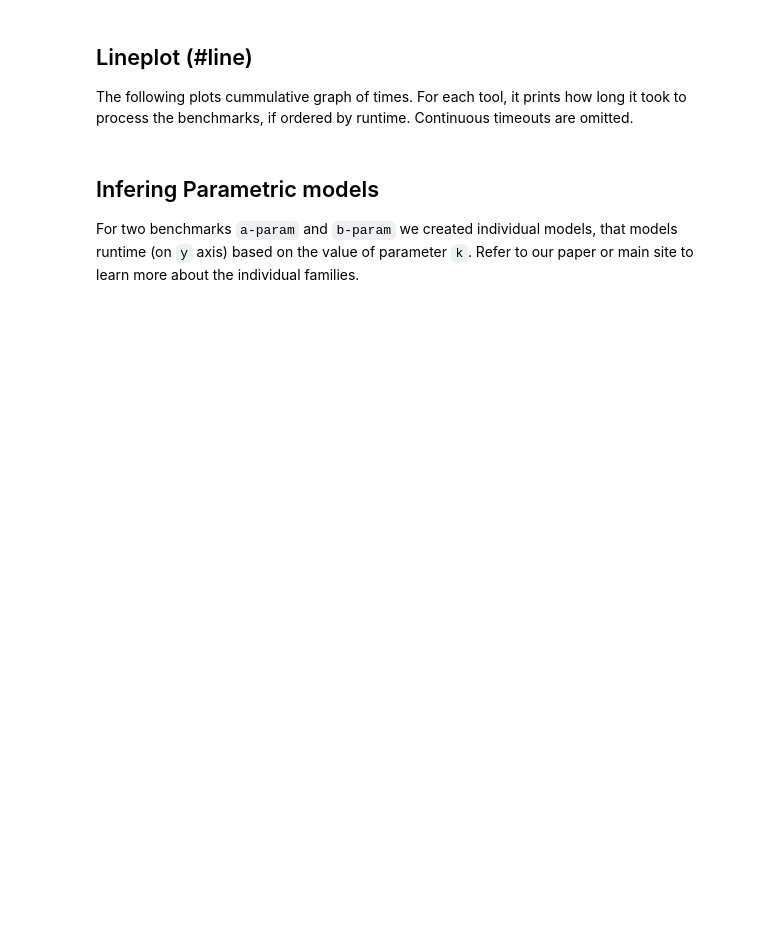
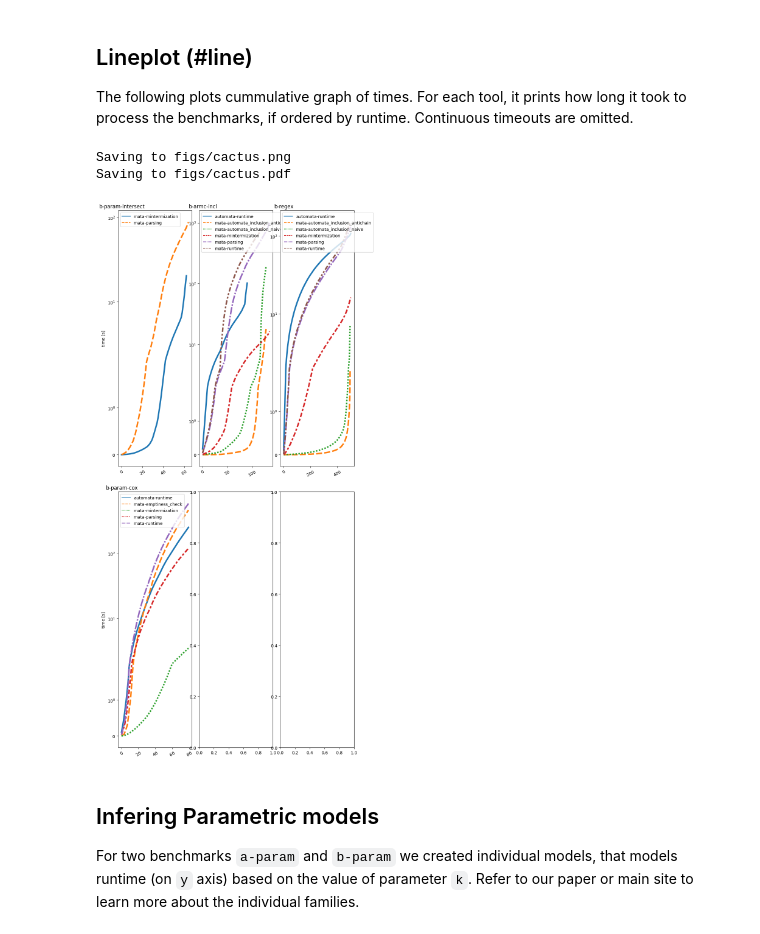
Before and after one commit to VeriFIT/mata-comparison-results, a Jupyter notebook: ExperimentalEvaluation.ipynb, the cells around one changed output. Cells and saved outputs as stored; diff of their text form; code cells hidden in the pictures; blank space fills up the shorter version.

Commit message:
update experimental evaluation

````diff
--- a/ExperimentalEvaluation.ipynb
+++ b/ExperimentalEvaluation.ipynb
@@ -120,7 +118,10 @@ Helper scripts for conversion of source files to `pandas.DataFrame` format.
 # %%
 def to_pandas(src: str, timeout=60) -> pandas.DataFrame:
     """Converts @p src to pandas dataframe"""
-    df = pandas.read_csv(src, delimiter=';')
+    try:
+        df = pandas.read_csv(src, delimiter=';')
+    except pandas.errors.EmptyDataError:
+        return pandas.DataFrame()
     columns = [
         col for col in df.columns
         if (col == 'name' or not col.endswith('result')) # Add some other conditions
@@ -155,7 +156,7 @@ List of benchmarks. Each tripplet consists of (1) benchmark name, (2) timeout, (
 
 Comment out benchmarks that you wish to exclude or include your own files.
 # %%
-for file in [f for f in os.listdir('.') if f.endswith('.csv')]:
+for file in [f for f in os.listdir('data') if f.endswith('.csv')]:
     timeout = re.search("timeout-(\w+)", file).group(1)
     tag = "".join(a.capitalize() for a in itertools.takewhile(lambda x: not x[0].isdigit(), file.split('-')))
-    print(f"    ('{tag}', {timeout}, '{file}'), ")
+    print(f"    ('{tag}', {timeout}, os.path.join('data', '{file}')), ")
@@ -162,6 +169,10 @@ for file in [f for f in os.listdir('.') if f.endswith('.csv')]:
 # %%
 benchmarks = [
-    ('BenchDoubleAutomataInclusion', 60, 'bench-double-automata-inclusion-2023-09-01-14-32-41-timeout-60-jobs-6.csv'),
+    ('BenchDoubleAutomataInclusion', 60, os.path.join('data', 'bench-double-automata-inclusion-2023-09-06-16-46-35-timeout-60-jobs-6_first-experiments.csv')),
+    ('BenchDoubleBoolCombCox', 60, os.path.join('data', 'bench-double-bool-comb-cox-2023-09-06-16-51-40-timeout-60-jobs-6_first-experiments.csv')),
+    ('BenchDoubleBoolCombCox', 60, os.path.join('data', 'bench-double-bool-comb-cox-2023-09-06-16-51-41-timeout-60-jobs-6_first-experiments.csv')),
+    ('BenchQuintupleEmailFilter', 60, os.path.join('data', 'bench-quintuple-email-filter-2023-09-06-16-54-18-timeout-60-jobs-6_first-experiments.csv')),
+    ('BenchVariadicBoolCombIntersect', 60, os.path.join('data', 'bench-variadic-bool-comb-intersect-2023-09-06-16-55-50-timeout-60-jobs-6_first-experiments.csv')),
 ]
 # %% [markdown]
 ## Input dataframe (#dataframe)
@@ -201,6 +212,10 @@ cols = 2
 ```
 # %%
 cols = 3
+engine = 'text' # change to 'latex_raw' to output different
+ext = 'tex' if engine == 'latex_raw' else 'txt'
+sep = " & " if engine == 'latex_raw' else '|'
+
 def count_short_stats(series):
     """For @p series counts either tripple (mean, median, timeouts) or (mean, timeouts)"""
     global cols
@@ -216,22 +231,16 @@ def count_short_stats(series):
     else:
         return (round(np.nanmean(vals), 1), len([s for s in series if str(s).startswith('TO')]))
 
-def is_win(c):
-    """Highlights @p c if it is good value"""
-    if is_real(c) and float(c) < 10:
-        return '{{{0}}}'.format(c)
-    else:
-        return str(c)
+def to_multicol(value, size=cols):
+    return f'\\multicolumn{{{size}}}{{c|}}{{{value}}}' if engine == 'latex_raw' else value
+
 def to_cell(stats, n):
     """Transforms @p n -th statistic stored in @p stats into a cell"""
     cell = stats.get(n, '-')
     if cell == '-' or (np.isnan(cell[0]) and (cell[-1] == 0 or cell[-1] == '0')):
-        return '\\multicolumn{{{0}}}{{c|}}{{-}}'.format(cols)
+        return to_multicol('-')
     else:
-        if cols == 3:
-            return f"{is_win(cell[0])} & {is_win(cell[1])} & {is_win(cell[2])}"
-        else:
-            return f"{is_win(cell[0])} & {is_win(cell[1])}"
+        return sep.join(str(c) for c in cell[:cols])
 
 # Groups dataframes by benchmarks, and computs shorts stats for each benchmark and tool.
 grp_df = overall_df.copy()
@@ -240,7 +249,7 @@ grp_df = grp_df[[c for c in grp_df.columns if c != 'name']]
 b_param = 'b-param'
 benchmark_names = sorted(list(set(grp_df['benchmark'])))
 benchmark_names = [b for b in benchmark_names if b != b_param] + ([b_param] if b_param in benchmark_names else [])
-headers = ['tool'] + ["\\multicolumn{{{1}}}{{c}}{{{0}}}".format(b, cols) for b in benchmark_names]
+headers = ['tool'] + [to_multicol(b) for b in benchmark_names]
 data = []
 
 grp_items = grp_df.groupby('benchmark').agg(count_short_stats).items()
@@ -257,6 +266,6 @@ dheaders = ['tool'] + headers[1:]
 ddata = [[d[0]] + d[1:] for d in data]
 with open(os.path.join('figs', 'stats.html'), 'w') as stats_handle:
     stats_handle.write(tabulate.tabulate(ddata, headers=dheaders, tablefmt='html'))
-with open(os.path.join('figs', f'stats{"-mean-only" if cols == 2 else ""}.tex'), 'w') as stats_handle:
-    stats_handle.write("\n".join(tabulate.tabulate(ddata, headers=dheaders, tablefmt='latex_raw').split("\n")[2:-1]))
+with open(os.path.join('figs', f'stats{"-mean-only" if cols == 2 else ""}.{ext}'), 'w') as stats_handle:
+    stats_handle.write("\n".join(tabulate.tabulate(ddata, headers=dheaders, tablefmt=engine).split("\n")[2:-1]))
 print(tabulate.tabulate(ddata, headers=dheaders))
@@ -283,7 +303,7 @@ y_dim = min(item_no, 3)
 fig, ax = plt.subplots(x_dim, y_dim, figsize=(x_dim*5, y_dim*6))
 plt.subplots_adjust(top = 0.99, bottom=0.01, hspace=0.1, wspace=0.1)
 bench_list = [
-    'b-hand-made', 'b-armc-incl', 'b-regex', 'b-smt'                        # BRE Benchmarks
+    'b-param-intersect', 'b-armc-incl', 'b-regex', 'b-param-cox'                        # BRE Benchmarks
 ]
 
 for key, pdf in plottable_map_per_grp.items():
@@ -302,33 +322,37 @@ for key, pdf in plottable_map_per_grp.items():
         # Preprocesses the data to cumulative suns. Filters out those that did not solve
         # at least 20% of benchmarks in given groups
         for _, row in data.iterrows():
             sums[row['tool']].append(row['duration'])
         vdata = {}
         for k in sorted(sums.keys()):
             v = sums[k]
             values = list(sum_generator(sorted(v), timeout))
             val_len = len(values)
             to_len = len([a for a in values if a == None])
             if (val_len - to_len) / val_len > BEST_RATE:
                 vdata[k] = values
 
         # Plot is in logarithmic scale
         g = seaborn.lineplot(
             vdata, linewidth=3.5, ax=ax[i // 3, i % 3] if item_no > 1 else ax
         )
         g.set(yscale="symlog")
         g.set_xticklabels(g.get_xticklabels(), rotation=30)
         g.set_title(f"{grp_name}", x=0.05)
         if i % 3 == 0:
             g.set_ylabel("time [s]")
         if i // 3 == 2:
             g.set_xlabel("benchmark")
         seaborn.move_legend(g, "upper left", bbox_to_anchor=(0., 1), frameon=True)
         i += 1
 
 # Saves figures into `figs/` directory
 save_figure(f"cactus")
 save_figure(f"cactus", ext=".pdf")
+# %% [output]
+Saving to figs/cactus.png
+Saving to figs/cactus.pdf
+[figure, added]
 # %% [markdown]
 ## Infering Parametric models
 
````
Also changed, not shown: parts of 7 cells of this notebook.
